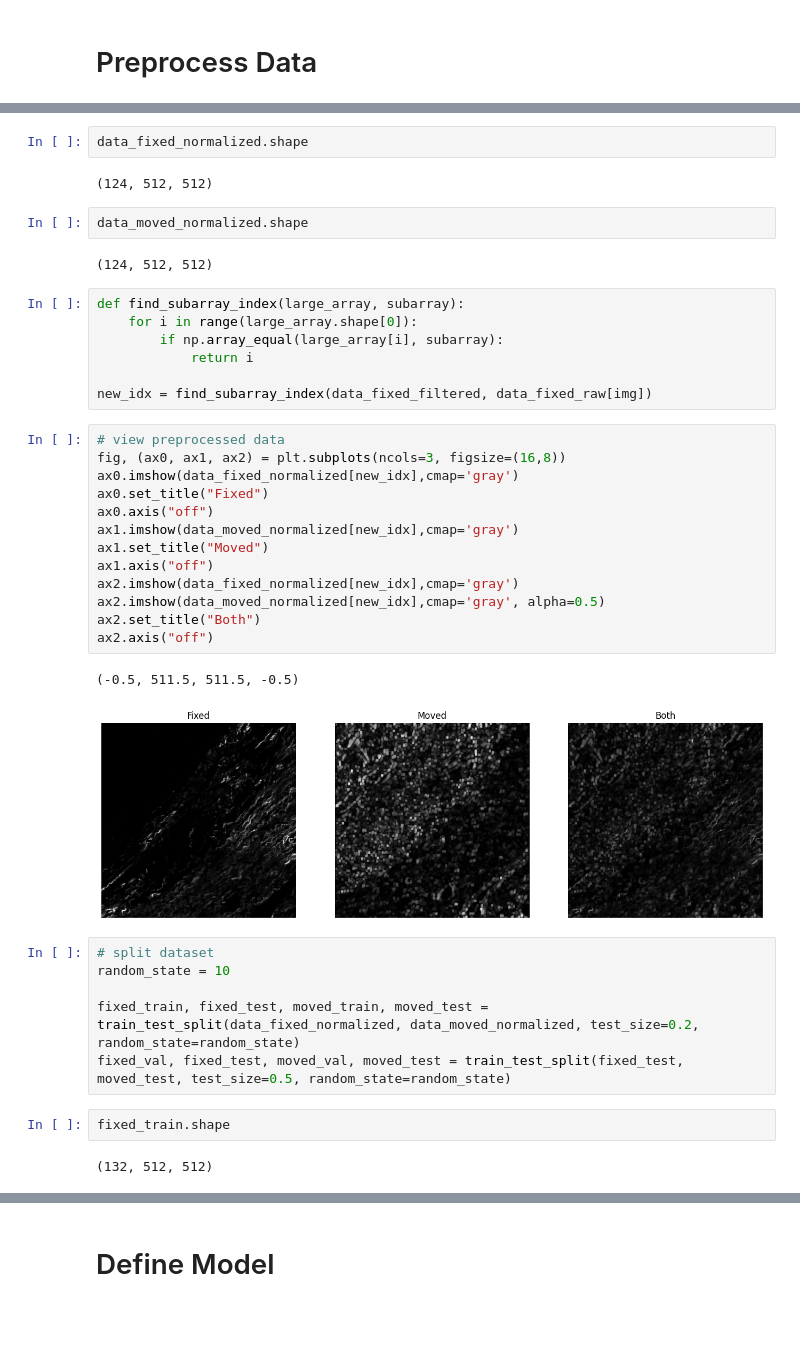
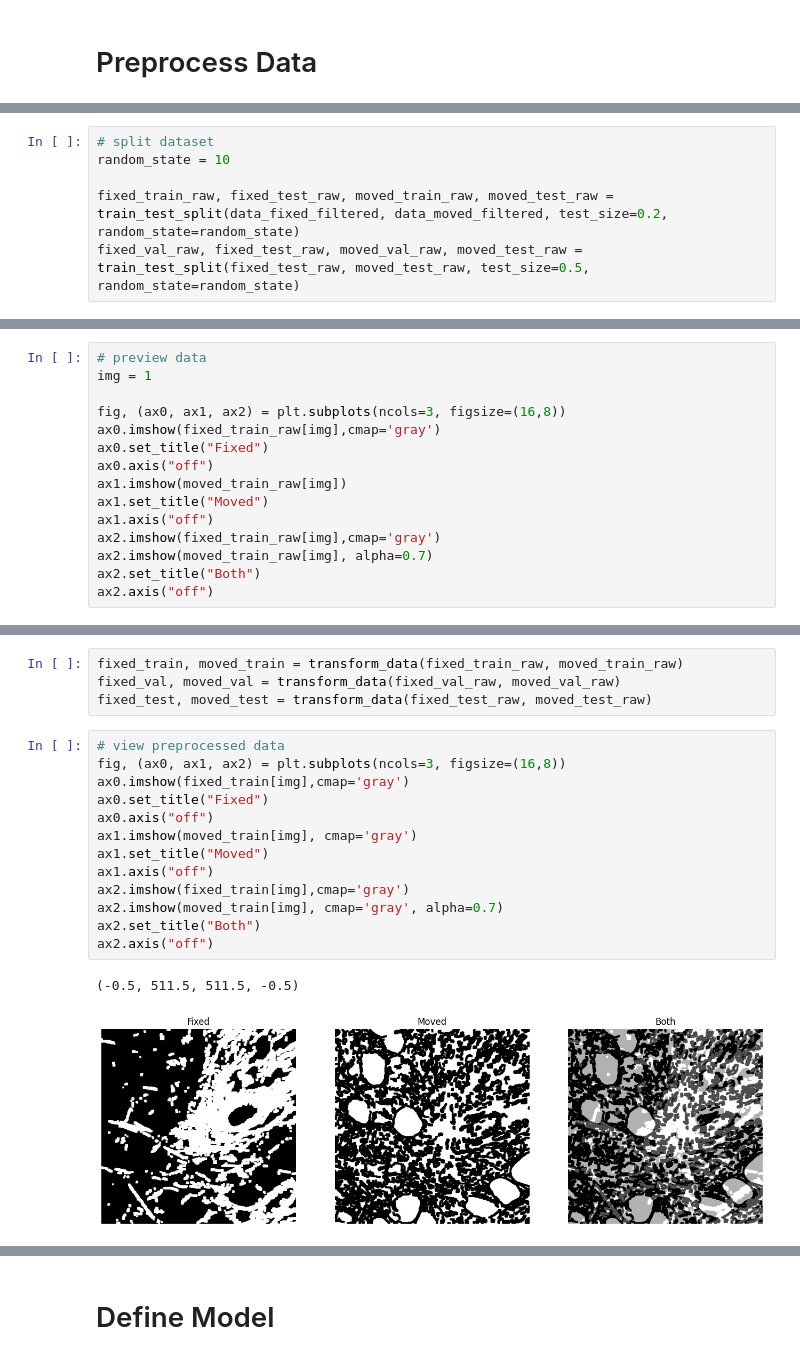
Before and after one commit to tdiepenb/MedicalImageRegistration, a Jupyter notebook: VoxelMorph/COMULISSHGBF_VXM.ipynb, the cells around one changed output, grey strips where cells are left out. Cells and saved outputs as stored; diff of their text form; blank space fills up the shorter version.

```diff
--- a/VoxelMorph/COMULISSHGBF_VXM.ipynb
+++ b/VoxelMorph/COMULISSHGBF_VXM.ipynb
@@ -128,0 +98,6 @@ data_moved_filtered = data_moved_raw[mask]
+# %%
+# split dataset
+random_state = 10
+
+fixed_train_raw, fixed_test_raw, moved_train_raw, moved_test_raw = train_test_split(data_fixed_filtered, data_moved_filtered, test_size=0.2, random_state=random_state)
+fixed_val_raw, fixed_test_raw, moved_val_raw, moved_test_raw = train_test_split(fixed_test_raw, moved_test_raw, test_size=0.5, random_state=random_state)
@@ -128,0 +116,15 @@ data_moved_filtered = data_moved_raw[mask]
+# %%
+# preview data
+img = 1
+
+fig, (ax0, ax1, ax2) = plt.subplots(ncols=3, figsize=(16,8))
+ax0.imshow(fixed_train_raw[img],cmap='gray')
+ax0.set_title("Fixed")
+ax0.axis("off")
+ax1.imshow(moved_train_raw[img])
+ax1.set_title("Moved")
+ax1.axis("off")
+ax2.imshow(fixed_train_raw[img],cmap='gray')
+ax2.imshow(moved_train_raw[img], alpha=0.7)
+ax2.set_title("Both")
+ax2.axis("off")
@@ -161,41 +166,20 @@ data_moved_normalized = data_moved_gradient / np.max(data_moved_gradient)
-# %%
-data_fixed_normalized.shape
-# %% [output]
-(124, 512, 512)
-# %%
-data_moved_normalized.shape
-# %% [output]
-(124, 512, 512)
-# %%
-def find_subarray_index(large_array, subarray):
-    for i in range(large_array.shape[0]):
-        if np.array_equal(large_array[i], subarray):
-            return i
-
-new_idx = find_subarray_index(data_fixed_filtered, data_fixed_raw[img])
+# %%
+fixed_train, moved_train = transform_data(fixed_train_raw, moved_train_raw)
+fixed_val, moved_val = transform_data(fixed_val_raw, moved_val_raw)
+fixed_test, moved_test = transform_data(fixed_test_raw, moved_test_raw)
 # %%
 # view preprocessed data
 fig, (ax0, ax1, ax2) = plt.subplots(ncols=3, figsize=(16,8))
-ax0.imshow(data_fixed_normalized[new_idx],cmap='gray')
+ax0.imshow(fixed_train[img],cmap='gray')
 ax0.set_title("Fixed")
 ax0.axis("off")
-ax1.imshow(data_moved_normalized[new_idx],cmap='gray')
+ax1.imshow(moved_train[img], cmap='gray')
 ax1.set_title("Moved")
 ax1.axis("off")
-ax2.imshow(data_fixed_normalized[new_idx],cmap='gray')
-ax2.imshow(data_moved_normalized[new_idx],cmap='gray', alpha=0.5)
+ax2.imshow(fixed_train[img],cmap='gray')
+ax2.imshow(moved_train[img], cmap='gray', alpha=0.7)
 ax2.set_title("Both")
 ax2.axis("off")
 # %% [output]
 (-0.5, 511.5, 511.5, -0.5)
-[figure, old version]
+[figure, new version]
-# %%
-# split dataset
-random_state = 10
-
-fixed_train, fixed_test, moved_train, moved_test = train_test_split(data_fixed_normalized, data_moved_normalized, test_size=0.2, random_state=random_state)
-fixed_val, fixed_test, moved_val, moved_test = train_test_split(fixed_test, moved_test, test_size=0.5, random_state=random_state)
-# %%
-fixed_train.shape
-# %% [output]
-(132, 512, 512)
```
Also changed, not shown: parts of 23 cells of this notebook.
